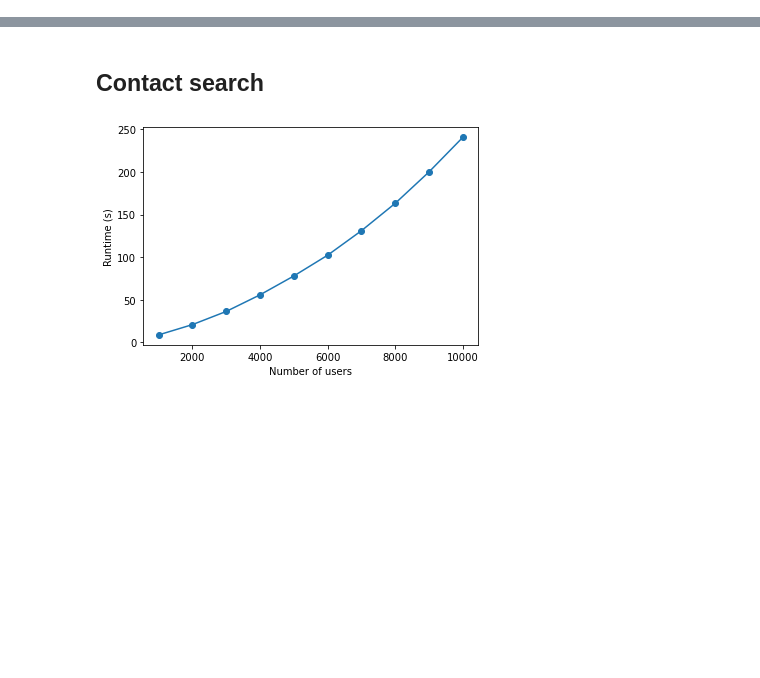
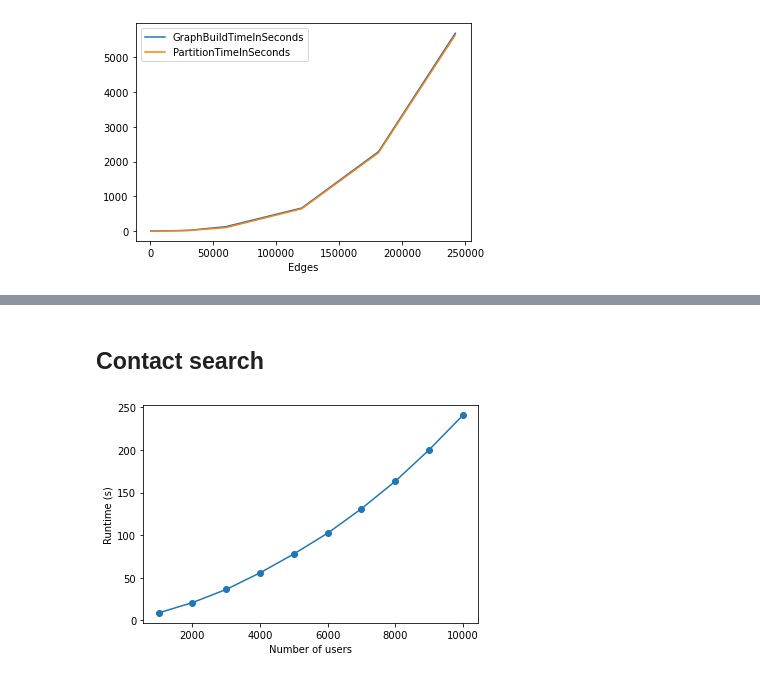
Before and after one commit to cwru-xlab/sharetrace-ray, a Jupyter notebook: evaluation/Evaluation.ipynb, the cells around one changed output, grey strips where cells are left out. Cells and saved outputs as stored; diff of their text form; code cells hidden in the pictures; blank space fills up the shorter version.

```diff
--- a/evaluation/Evaluation.ipynb
+++ b/evaluation/Evaluation.ipynb
@@ -14,0 +15,31 @@ import pymetis
+# %%
+def load_scalability_log(graph: str):
+    return parse_log(graph, evaluate.SCALABILITY_DIR)
+
+def load_parameters_log(graph: str):
+    return parse_log(graph, evaluate.PARAMS_DIR)
+
+def load_real_world_log(setting: str):
+    return parse_log(setting, evaluate.REAL_WORLD_DIR)
+
+def parse_log(name: str, directory: str) -> list:
+    pattern = re.compile(f'{name}[^"]+?\.log')
+    files = os.listdir(directory)
+    if any(matched := [pattern.match(f) for f in files]):
+        match = [f for f in matched if f is not None][0].string
+        with open(os.path.join(directory, match)) as f:
+            return list(map(json.loads, f.readlines()))
+
+def get_stats(logs: list, as_dataframe: bool = True) -> list:
+    exclude = {'Membership', 'SymptomScores', 'ExposureScores', 'WorkerLogs'}
+    stats = [
+        {k: v for k, v in log.items() if k not in exclude}
+        for log in logs]
+    if as_dataframe:
+        stats = pd.DataFrame(stats)
+    return stats
+# %%
+logs = load_scalability_log('lfr')
+stats = get_stats(logs)
+
+stats['PerEdgeInMb'] = stats['GraphSizeInMb'] / stats['Edges']
@@ -14,0 +56,5 @@ import pymetis
+# %%
+stats[['Edges', 'GraphBuildTimeInSeconds', 'PartitionTimeInSeconds']].groupby('Edges').min().plot();
+# stats[['Edges', 'GraphBuildTimeInSeconds', 'PartitionTimeInSeconds']].plot(x='Edges', y='GraphBuildTimeInSeconds');
+# %% [output]
+[figure, added]
```
Also changed, not shown: parts of 8 cells of this notebook, 7 other files.
